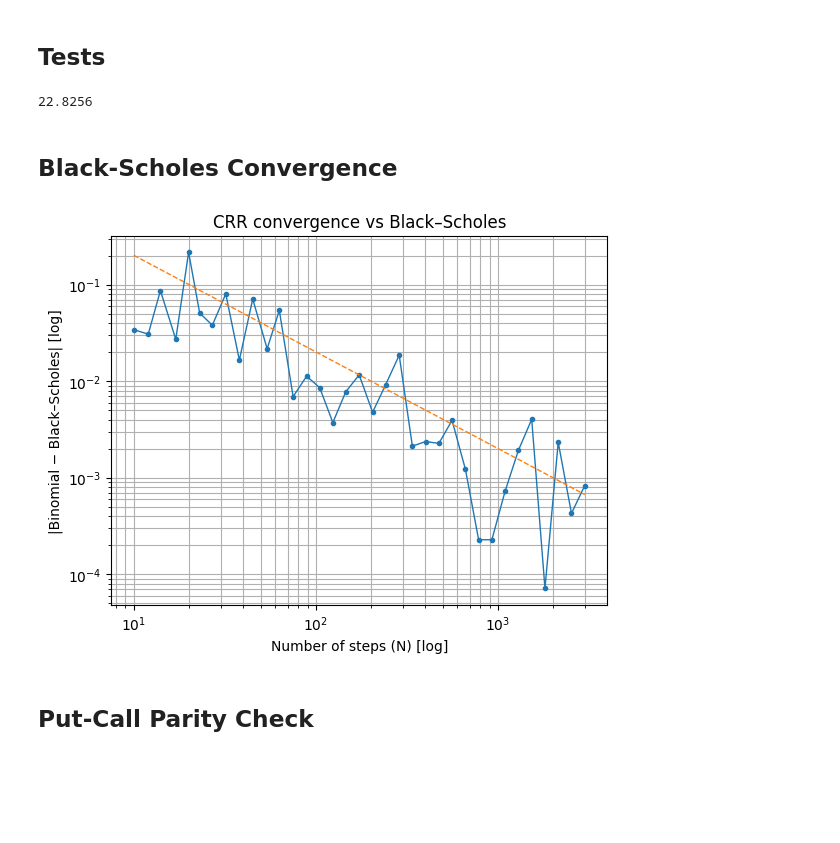
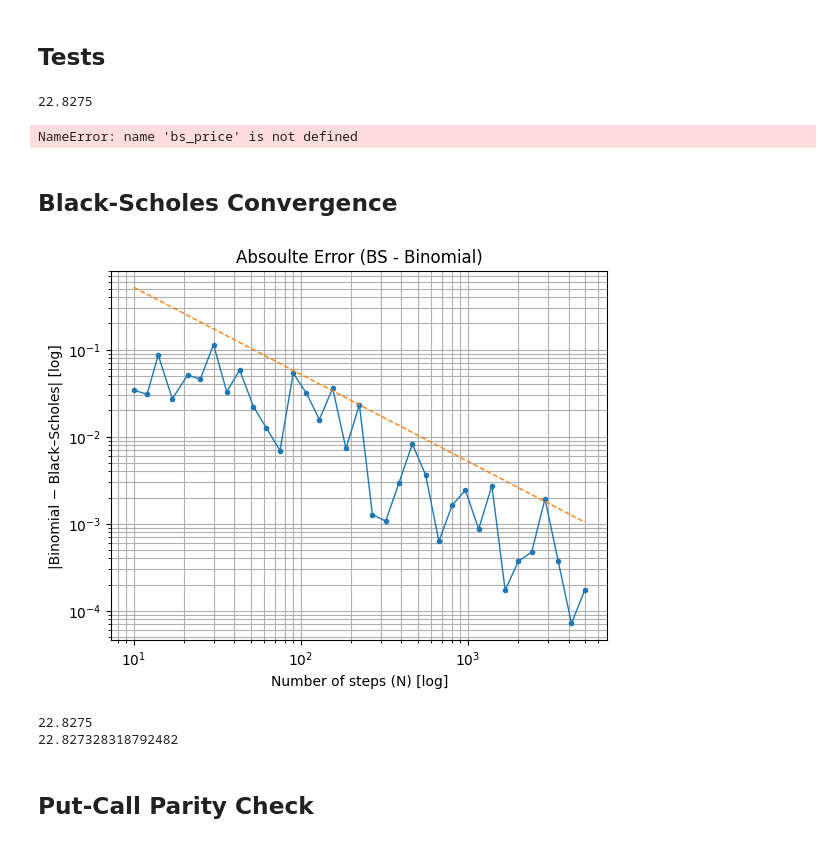
Before and after one commit to Emad-Eldin-G/CRR_Binomial_Options_Pricing, a Jupyter notebook: python_workbook.IPYNB, the cells around one changed output. Drawn from its saved outputs; the diff is of its cells as text; code cells hidden in the pictures; blank space fills up the shorter version.

```diff
--- a/python_workbook.IPYNB
+++ b/python_workbook.IPYNB
@@ -169,8 +169,10 @@ def binomial_option_price_npv(S0, K, T, r, N, u, d, opttype='C', optclass="E") -
 # %%
 u, d = crr_up_down(vol, T / N)
 print(binomial_option_price_npv(S0, K, T, r, N, u, d, opttype, optclass))
+print(bs_price(S0, K, T, r, N, u, d, opttype, optclass))
 # %% [output]
-22.8256
+22.8275
+NameError: name 'bs_price' is not defined
 # %% [markdown]
 ## Black-Scholes Convergence
 # %%
@@ -213,42 +215,49 @@ def bs_price(S0: float, K: float, r: float, T: float, vol: float, opttype: str =
 # Convergence experiment
 # -------------------------
 # Choose a better N grid: denser at small N, fewer points at big N
-Ns = np.unique(np.round(np.logspace(math.log10(10), math.log10(3000), 35)).astype(int))
+Ns = np.unique(np.round(np.logspace(math.log10(10), math.log10(5000), 35)).astype(int))
 
 prices = []
 for N in Ns:
     u, d = crr_up_down(vol, T / N)
     prices.append(binomial_option_price_npv(S0, K, T, r, int(N), u, d, opttype, optclass))
 
 bs = bs_price(S0, K, r, T, vol, opttype)
 errors = np.abs(np.array(prices) - bs)
 
 # Avoid log(0) without ruining scale
 eps = np.finfo(float).tiny
 errors_for_log = np.maximum(errors, eps)
 
 # -------------------------
 # Plot
 # -------------------------
 plt.figure()
 plt.plot(Ns, errors_for_log, marker="o", linewidth=1, markersize=3)
 plt.xscale("log")
 plt.yscale("log")
 plt.xlabel("Number of steps (N) [log]")
 plt.ylabel("|Binomial − Black–Scholes| [log]")
-plt.title("CRR convergence vs Black–Scholes")
+plt.title("Absoulte Error (BS - Binomial)")
 
 # Optional: add a reference slope line (visual guide)
 # Choose a point and draw ~1/N line through it
 ref_idx = len(Ns) // 2
 refN = Ns[ref_idx]
 refE = errors_for_log[ref_idx]
 plt.plot(Ns, refE * (refN / Ns), linestyle="--", linewidth=1)  # ~O(1/N)
 
 plt.grid(True, which="both")
 plt.show()
 # %% [output]
-[figure, old version]
+[figure, new version]
+# %%
+u, d = crr_up_down(vol, T / N)
+print(binomial_option_price_npv(S0, K, T, r, N, u, d, opttype, optclass="C"))
+print(bs_price(S0, K, r, T, vol, opttype))
+# %% [output]
+22.8275
+22.827328318792482
 # %% [markdown]
 ## Put-Call Parity Check
 # %%
```
Also changed, not shown: parts of 5 cells of this notebook, 2 other files.
